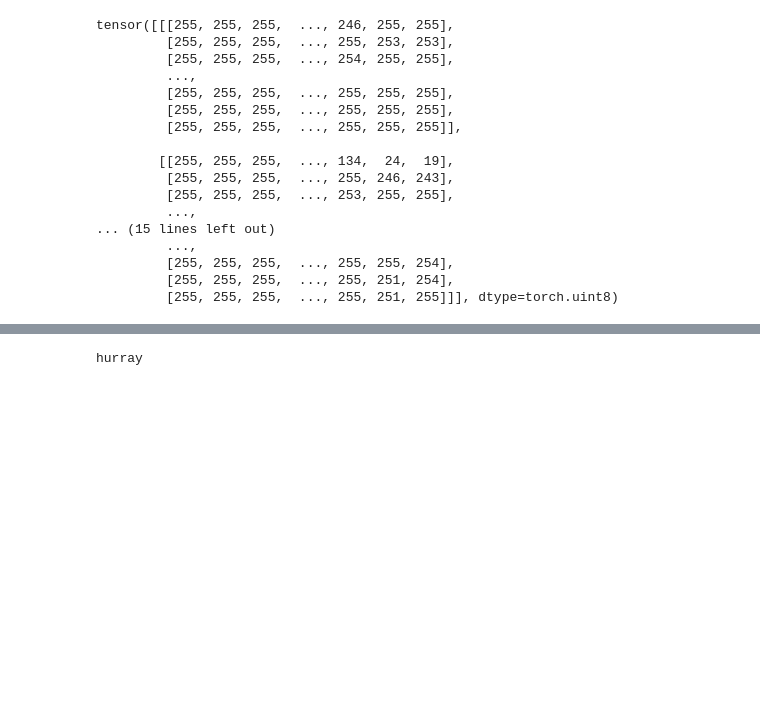
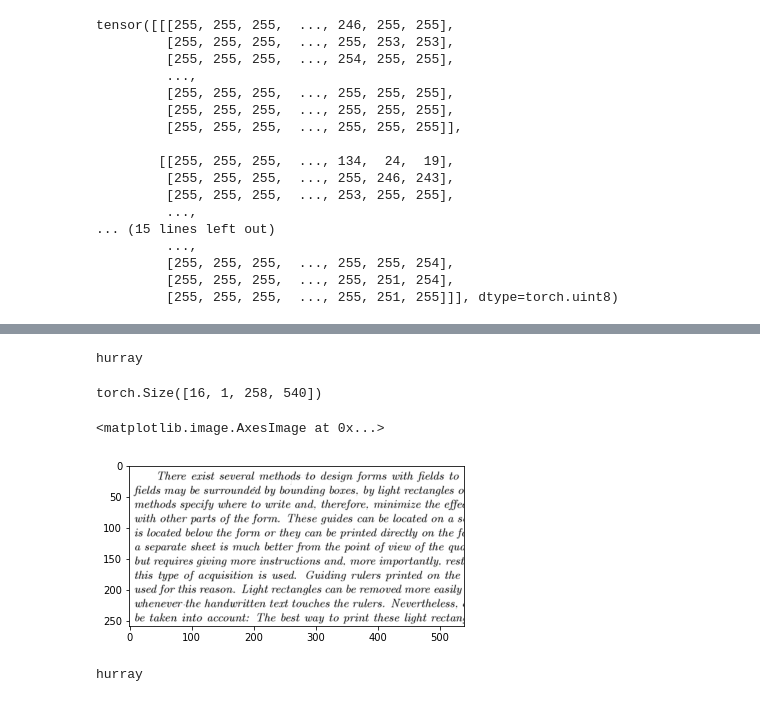
Before and after one commit to jimzers/denoising-docs, a Jupyter notebook: autoencoder_denoising.ipynb, the cells around one changed output, grey strips where cells are left out. Saved outputs shown, nothing was run; the diff lists cells and outputs as text; code cells hidden in the pictures; blank space fills up the shorter version.

```diff
--- a/autoencoder_denoising.ipynb
+++ b/autoencoder_denoising.ipynb
@@ -433,0 +458,20 @@ for epoch in range(max_epochs):
+# %%
+# validation
+with torch.set_grad_enabled(False):
+    total_loss = 0.0
+    num_batches = 0
+    for local_dirty, local_clean in test_generator:
+        # transfer to GPU
+        local_dirty, local_clean = local_dirty.to(device), local_clean.to(device)
+
+        # model computation
+        outputs = model(local_dirty)
+
+        loss = torch.sqrt(criterion(outputs, local_clean))
+        total_loss += loss.item()
+        num_batches += 1
+
+    print('total loss:')
+    print(total_loss)
+    print('avg batch loss:')
+    print(total_loss / num_batches)
@@ -447,3 +496,19 @@ plt.imshow(clean1[0][0], cmap='gray')
+# %%
+with torch.set_grad_enabled(False):
+    dirty, clean = dirty1.to(device), clean1.to(device)
+    outputs = model(dirty).to(device)
+    print('hurray')
+# %% [output]
+hurray
+# %%
+outputs.shape
+# %% [output]
+torch.Size([16, 1, 258, 540])
+# %%
+plt.imshow(outputs.cpu()[9][0], cmap='gray')
+# %% [output]
+<matplotlib.image.AxesImage at 0x...>
+[figure, added]
 # %%
 dataiter = iter(training_generator)
 dirty, clean = dataiter.next()
```
Also changed, not shown: parts of 4 cells of this notebook.
